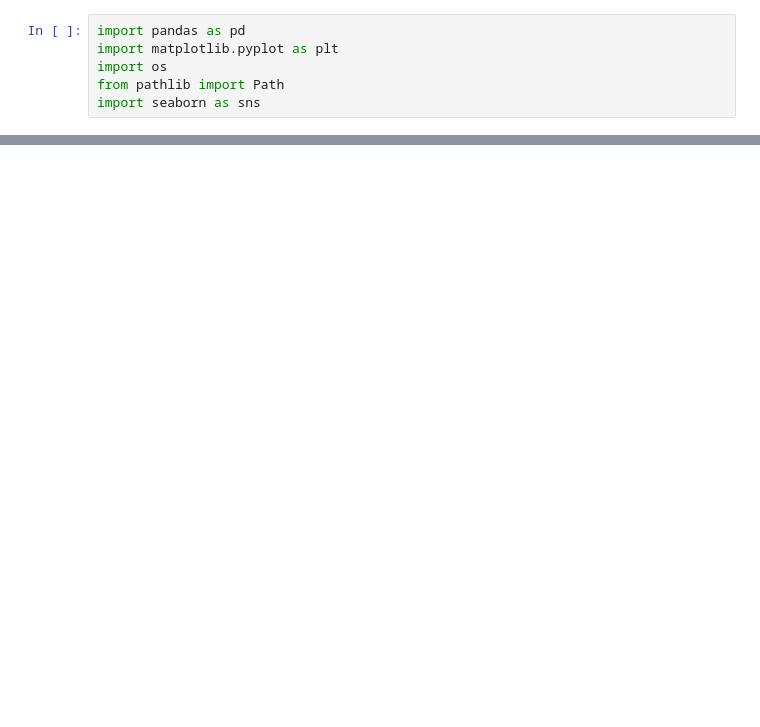
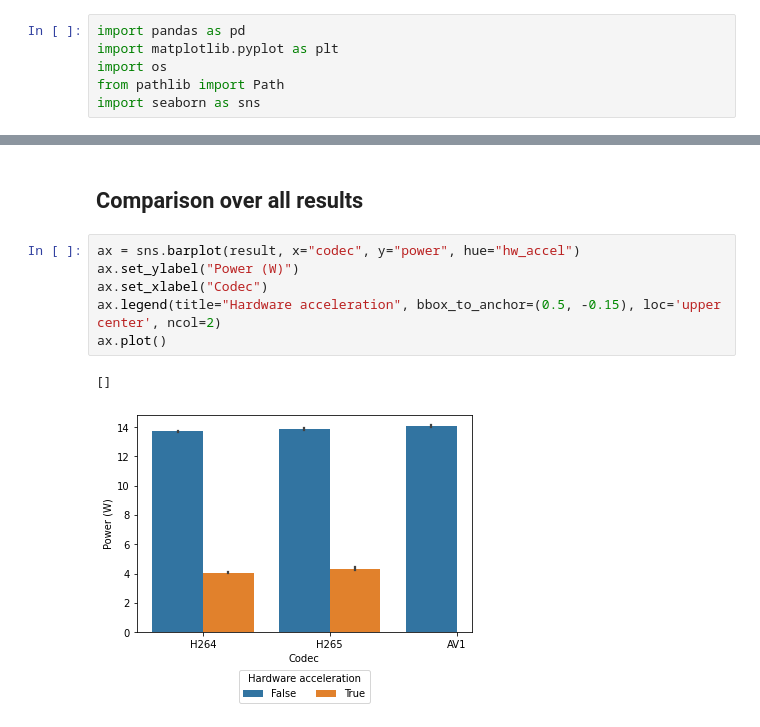
Before and after one commit to JellyAge/video_codec_power_comparison, a Jupyter notebook: chart.ipynb, the cells around one changed output, grey strips where cells are left out. Drawn from its saved outputs; the diff is of its cells as text; blank space fills up the shorter version.

```diff
--- a/chart.ipynb
+++ b/chart.ipynb
@@ -137,0 +55,11 @@ generate_metric_charts(os.path.join(os.getcwd(), 'usage.csv'))
+# %% [markdown]
+## Comparison over all results
+# %%
+ax = sns.barplot(result, x="codec", y="power", hue="hw_accel")
+ax.set_ylabel("Power (W)")
+ax.set_xlabel("Codec")
+ax.legend(title="Hardware acceleration", bbox_to_anchor=(0.5, -0.15), loc='upper center', ncol=2)
+ax.plot()
+# %% [output]
+[]
+[figure, added]
```
Also changed, not shown: parts of 10 cells of this notebook.
